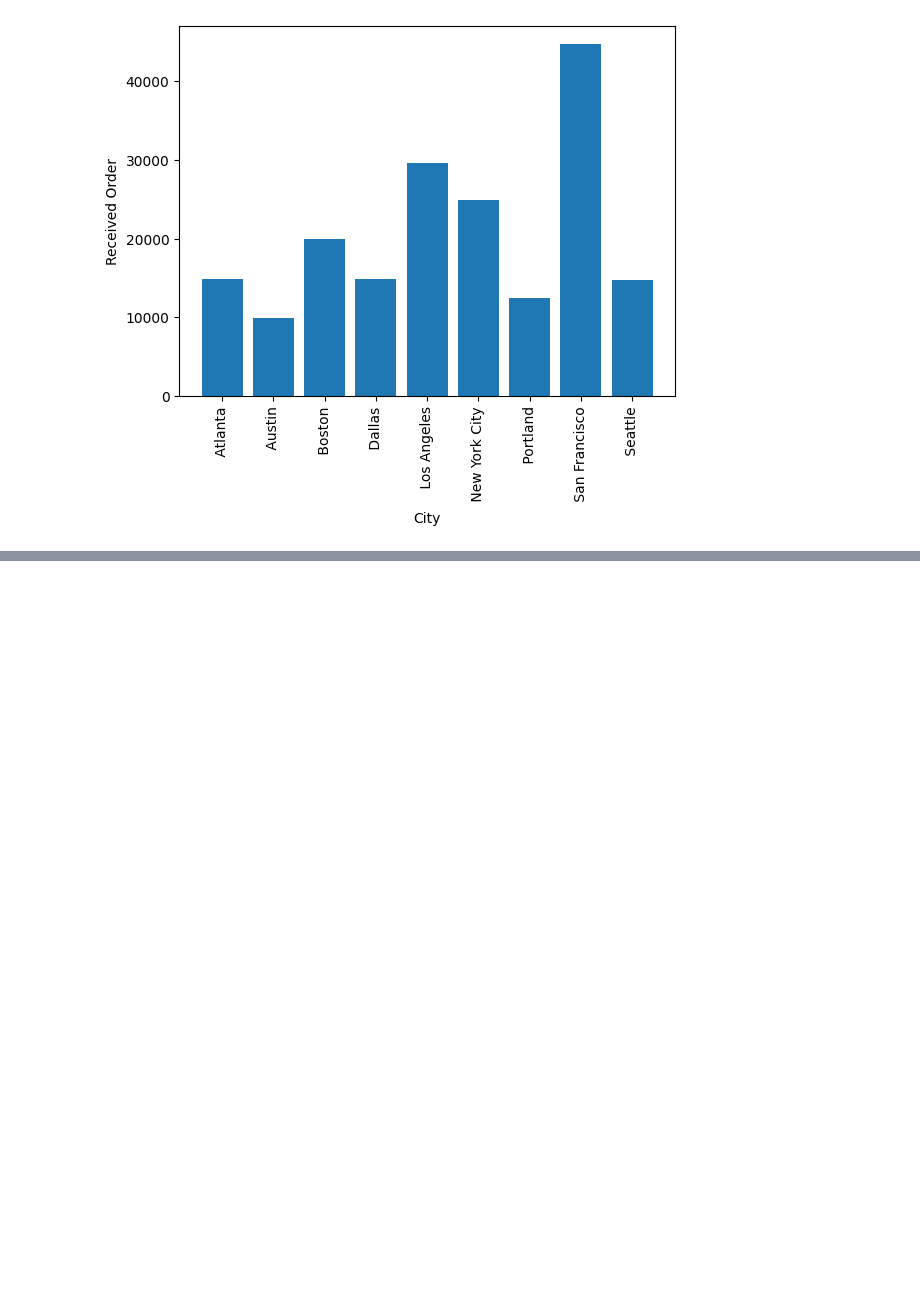
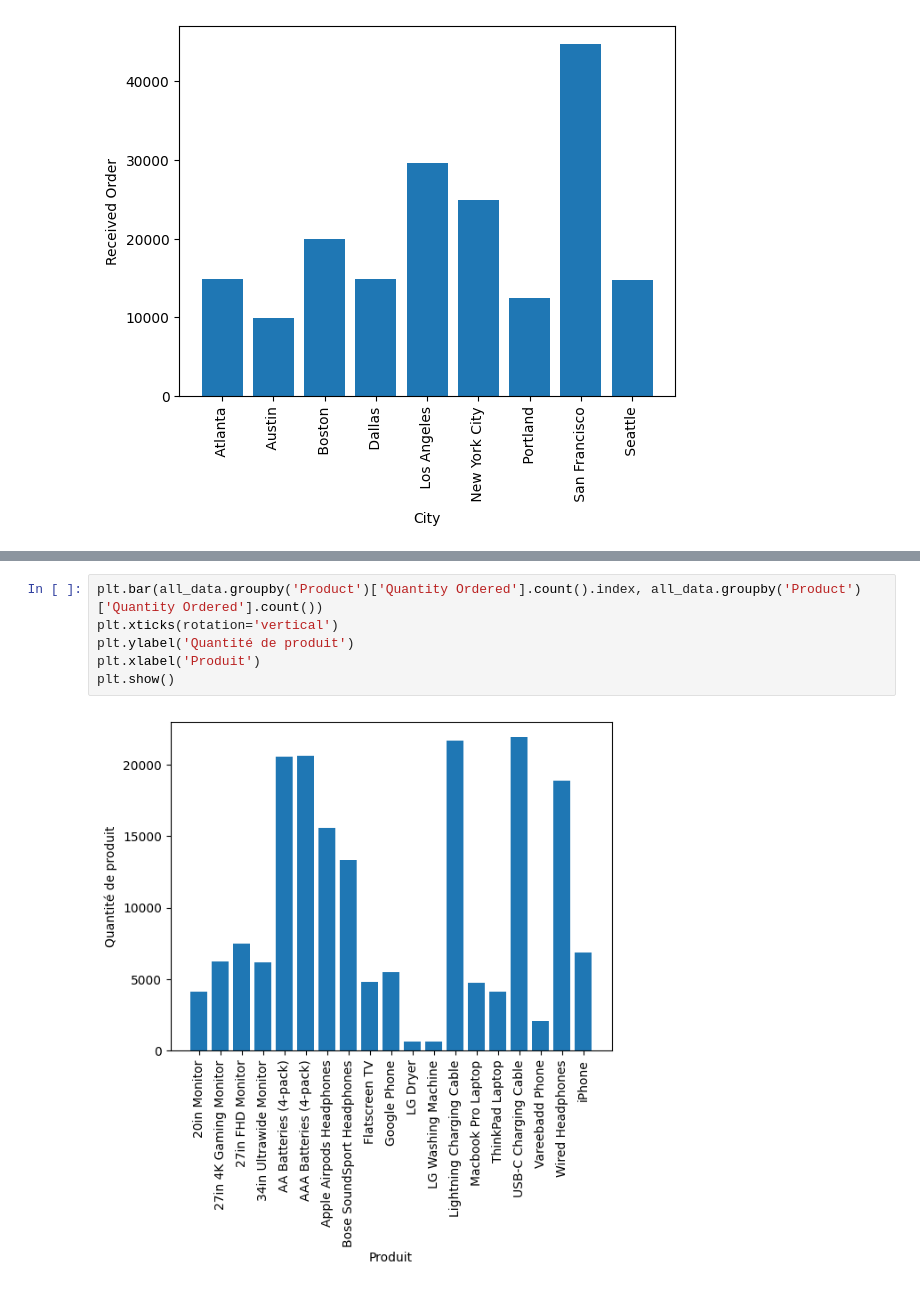
Before and after one commit to ThierryYeffou/Analyze-ecommerce-data, a Jupyter notebook: Projet_data_sales.ipynb, the cells around one changed output, grey strips where cells are left out. Cells and saved outputs as stored; diff of their text form; blank space fills up the shorter version.

```diff
--- a/Projet_data_sales.ipynb
+++ b/Projet_data_sales.ipynb
@@ -247,0 +316,8 @@ plt.show()
+# %%
+plt.bar(all_data.groupby('Product')['Quantity Ordered'].count().index, all_data.groupby('Product')['Quantity Ordered'].count())
+plt.xticks(rotation='vertical')
+plt.ylabel('Quantité de produit')
+plt.xlabel('Produit')
+plt.show()
+# %% [output]
+[figure, added]
```
Also changed, not shown: parts of 17 cells of this notebook.
